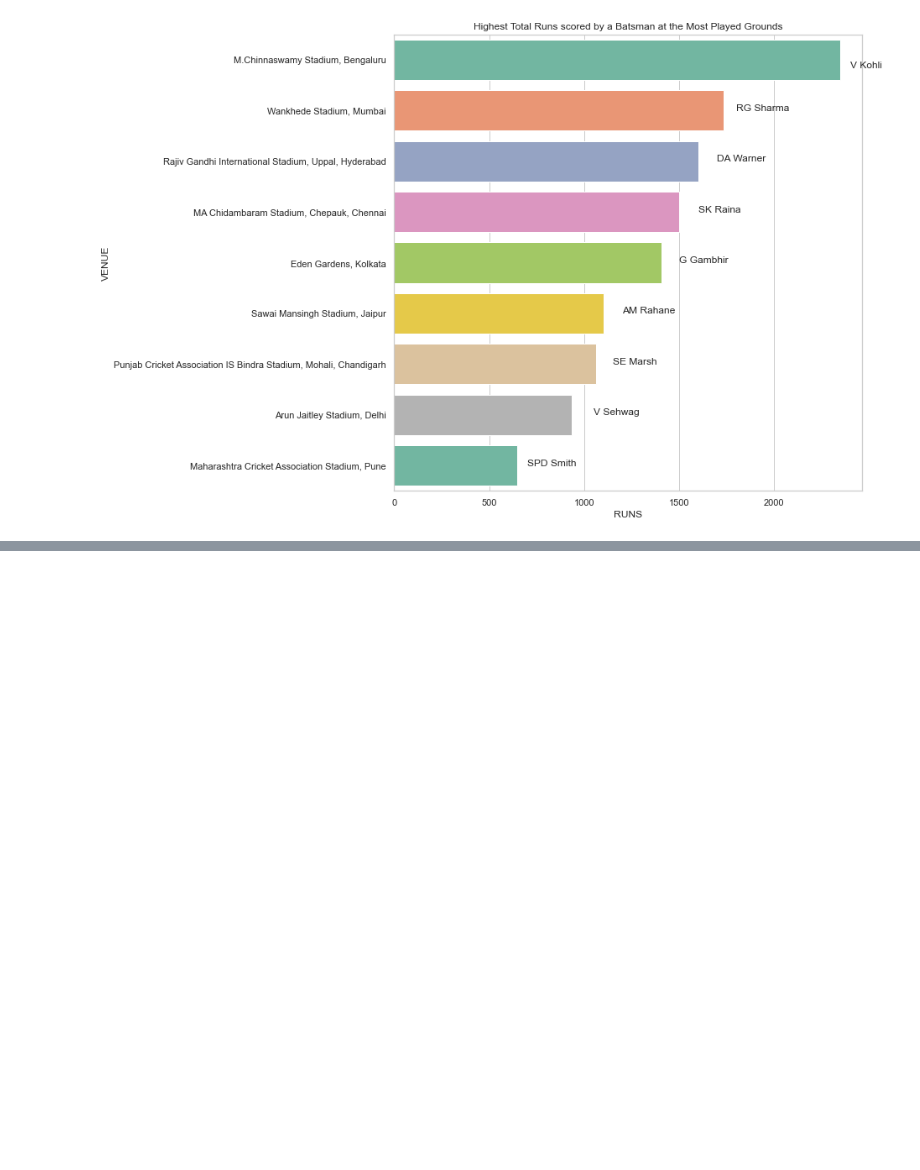
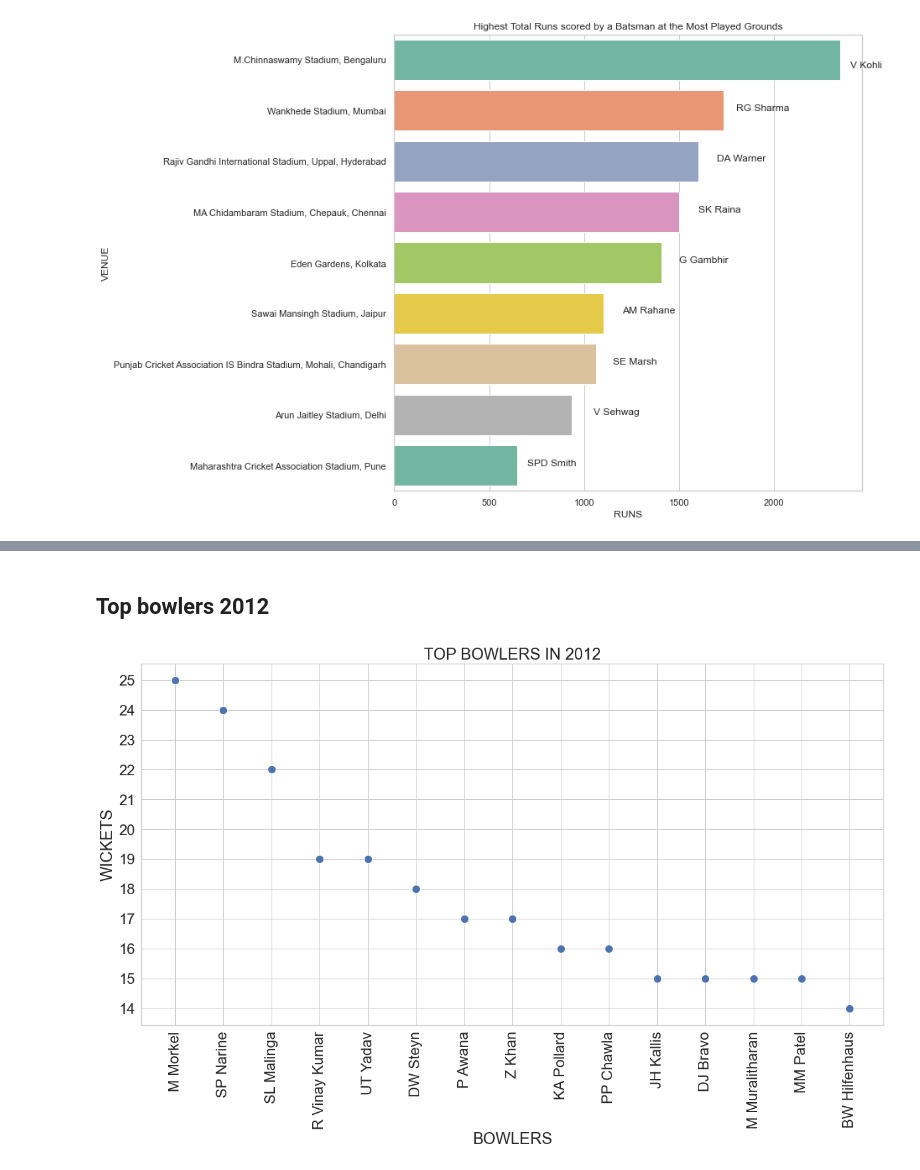
Before and after one commit to umesh-gattem/IPL-D-VIZ, a Jupyter notebook: project/Data Visualization project_murtaza.ipynb, the cells around one changed output, grey strips where cells are left out. Saved outputs shown, nothing was run; the diff lists cells and outputs as text; code cells hidden in the pictures; blank space fills up the shorter version.

```diff
--- a/project/Data Visualization project_murtaza.ipynb
+++ b/project/Data Visualization project_murtaza.ipynb
@@ -1284,0 +1306,20 @@ plt.show()
+# %% [markdown]
+## Top bowlers 2012
+# %%
+bowler_average_2012 = d_each_season[2012].groupby('name')['conceded'].sum()/d_each_season[2012].groupby('name')['wickets'].sum()
+bowler_average_2012 = pd.DataFrame(bowler_average_2012, columns=['Average'])
+bowler_average_2012 = bowler_average_2012.sort_values(by='Average')
+bowler_average_2012['Wickets'] = d_each_season[2012].groupby('name')['wickets'].sum()
+
+top_bowler_average_2012 = bowler_average_2012.sort_values(by='Wickets', ascending = False)
+sns.set_theme(style = 'whitegrid', font_scale=2)
+plt.figure(figsize = (20, 10))
+sns.scatterplot(top_bowler_average_2012.index[:15], top_bowler_average_2012['Wickets'][:15], s=150)
+plt.xticks(rotation = 90)
+plt.yticks(list(range(14, 26)))
+plt.xlabel('BOWLERS')
+plt.ylabel('WICKETS')
+plt.title('TOP BOWLERS IN 2012')
+plt.show()
+# %% [output]
+[figure, added]
```
Also changed, not shown: parts of 80 cells of this notebook.
